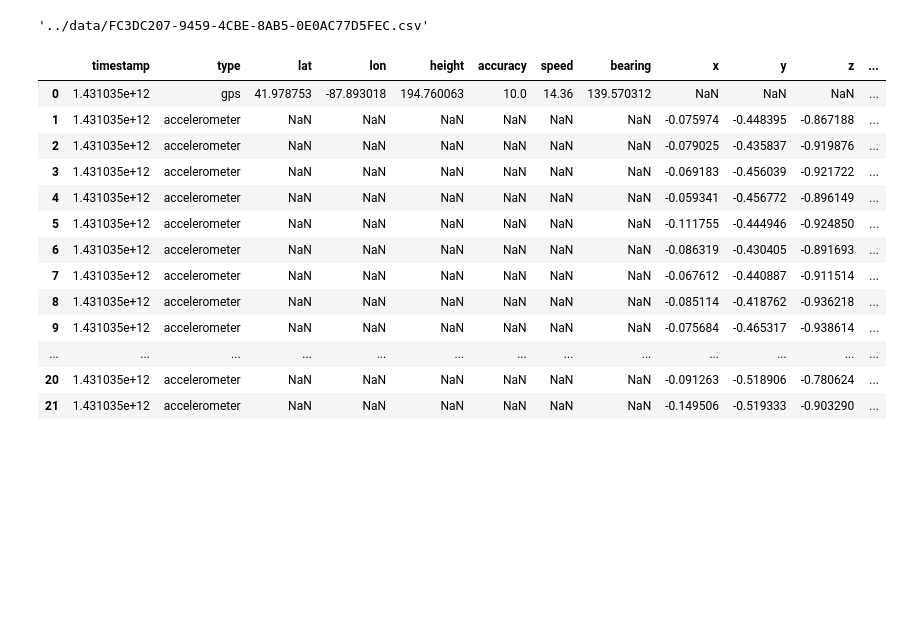
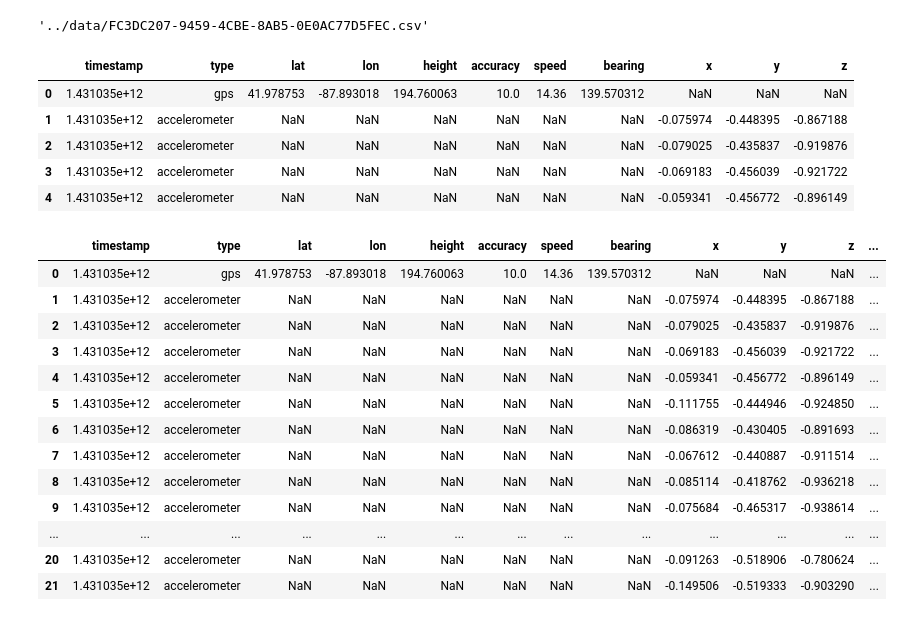
Before and after one commit to scottclay/Crash_Detection, a Jupyter notebook: notebooks/01_initial_exploration.ipynb, the cells around one changed output. Cells and saved outputs as stored; diff of their text form; code cells hidden in the pictures; blank space fills up the shorter version.

```diff
--- a/notebooks/01_initial_exploration.ipynb
+++ b/notebooks/01_initial_exploration.ipynb
@@ -16,6 +16,15 @@ files[0]
 # %%
 dfs = [pd.read_csv(f) for f in files]
 dfs[1] = dfs[1].rename(columns={" timestamp ": "timestamp"})
+
+dfs[0].head(5)
+# %% [output]
+|  | timestamp | type | lat | lon | height | accuracy | speed | bearing | x | y | z |
+| 0 | 1.431035e+12 | gps | 41.978753 | -87.893018 | 194.760063 | 10.0 | 14.36 | 139.570312 | NaN | NaN | NaN |
+| 1 | 1.431035e+12 | accelerometer | NaN | NaN | NaN | NaN | NaN | NaN | -0.075974 | -0.448395 | -0.867188 |
+| 2 | 1.431035e+12 | accelerometer | NaN | NaN | NaN | NaN | NaN | NaN | -0.079025 | -0.435837 | -0.919876 |
+| 3 | 1.431035e+12 | accelerometer | NaN | NaN | NaN | NaN | NaN | NaN | -0.069183 | -0.456039 | -0.921722 |
+| 4 | 1.431035e+12 | accelerometer | NaN | NaN | NaN | NaN | NaN | NaN | -0.059341 | -0.456772 | -0.896149 |
 # %%
 for df in dfs:
     df['mag'] = np.sqrt(df['x']**2+df['y']**2+df['z']**2)
```
Also changed, not shown: 4 other files.
